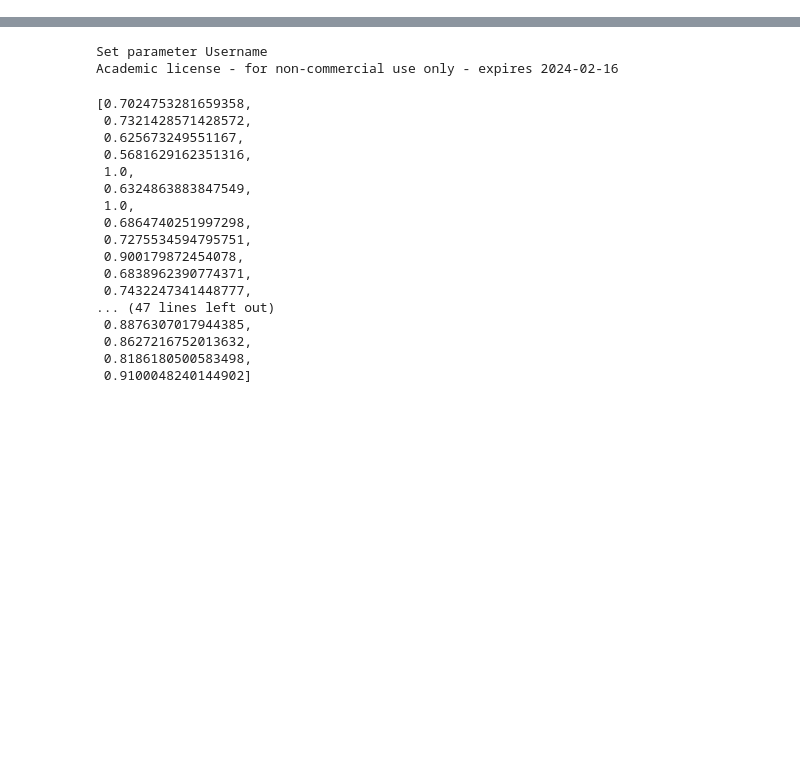
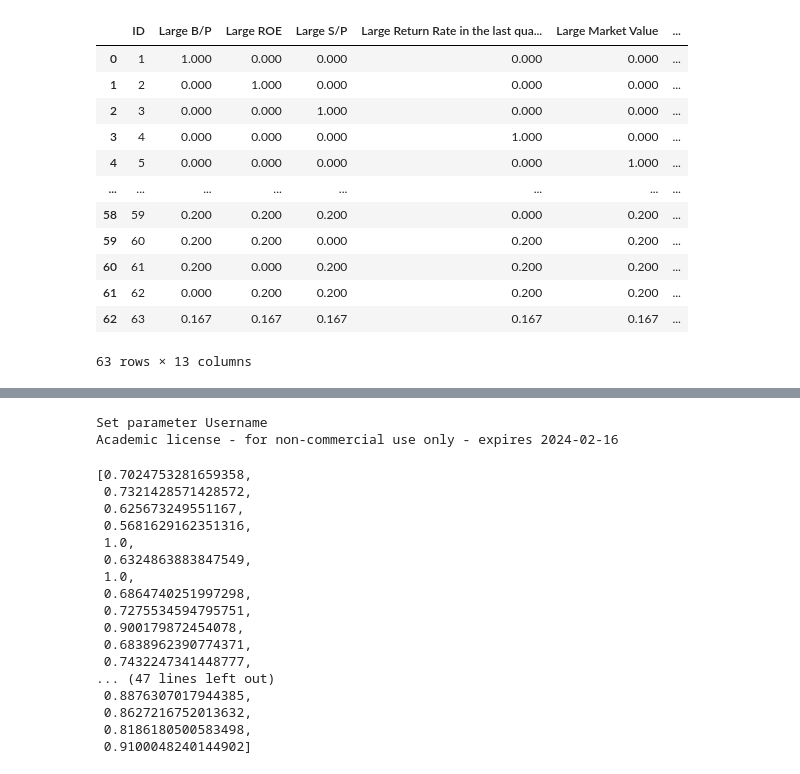
Before and after one commit to STK101/UDEA, a Jupyter notebook: UDEA.ipynb, the cells around one changed output, grey strips where cells are left out. Cells and saved outputs as stored; diff of their text form; code cells hidden in the pictures; blank space fills up the shorter version.

```diff
--- a/UDEA.ipynb
+++ b/UDEA.ipynb
@@ -5,6 +5,22 @@ import numpy as np
 import pandas as pd
 from rsome import grb_solver as grb
 import gurobipy
+# %%
+df1
+# %% [output]
+|  | ID | Large B/P | Large ROE | Large S/P | Large Return Rate in the last qua... | Large Market Value | ... |
+| 0 | 1 | 1.000 | 0.000 | 0.000 | 0.000 | 0.000 | ... |
+| 1 | 2 | 0.000 | 1.000 | 0.000 | 0.000 | 0.000 | ... |
+| 2 | 3 | 0.000 | 0.000 | 1.000 | 0.000 | 0.000 | ... |
+| 3 | 4 | 0.000 | 0.000 | 0.000 | 1.000 | 0.000 | ... |
+| 4 | 5 | 0.000 | 0.000 | 0.000 | 0.000 | 1.000 | ... |
+| ... | ... | ... | ... | ... | ... | ... | ... |
+| 58 | 59 | 0.200 | 0.200 | 0.200 | 0.000 | 0.200 | ... |
+| 59 | 60 | 0.200 | 0.200 | 0.000 | 0.200 | 0.200 | ... |
+| 60 | 61 | 0.200 | 0.000 | 0.200 | 0.200 | 0.200 | ... |
+| 61 | 62 | 0.000 | 0.200 | 0.200 | 0.200 | 0.200 | ... |
+| 62 | 63 | 0.167 | 0.167 | 0.167 | 0.167 | 0.167 | ... |
+63 rows × 13 columns
 # %%
 df = pd.read_csv('period1.csv')
 # %%
```
Also changed, not shown: parts of 14 cells of this notebook, 7 other files.
